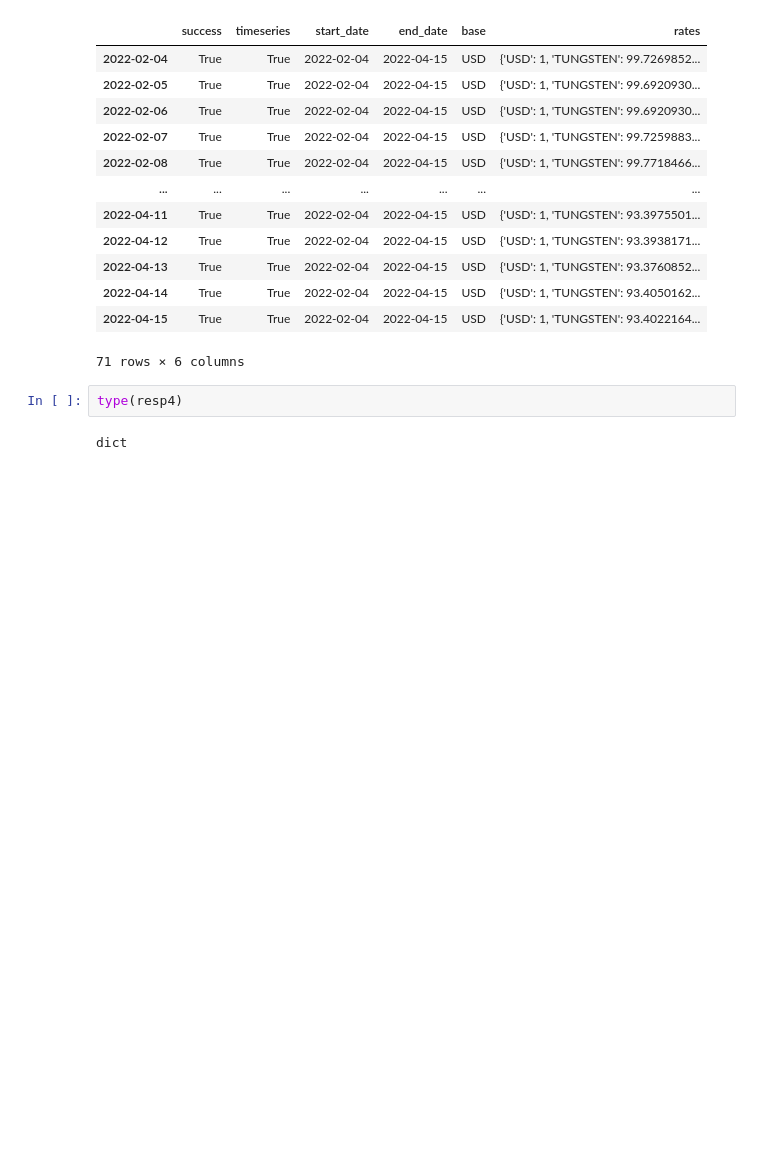
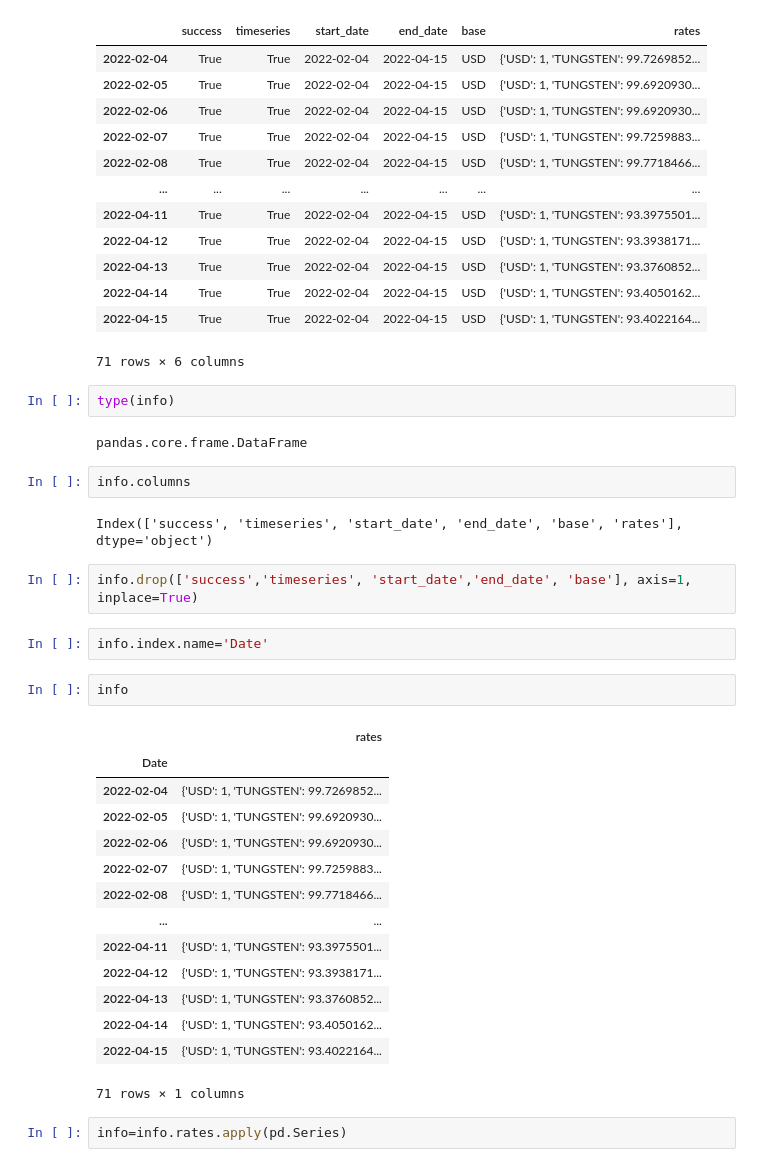
Before and after one commit to DiegoMerello/Final-Project-Ironhack, a Jupyter notebook: API request.ipynb, the cells around one changed output. Saved outputs shown, nothing was run; the diff lists cells and outputs as text; blank space fills up the shorter version.

```diff
--- a/API request.ipynb
+++ b/API request.ipynb
@@ -101,6 +91,33 @@ info
 | 2022-04-15 | True | True | 2022-02-04 | 2022-04-15 | USD | {'USD': 1, 'TUNGSTEN': 93.4022164... |
 71 rows × 6 columns
 # %%
-type(resp4)
+type(info)
 # %% [output]
-dict
+pandas.core.frame.DataFrame
+# %%
+info.columns
+# %% [output]
+Index(['success', 'timeseries', 'start_date', 'end_date', 'base', 'rates'], dtype='object')
+# %%
+info.drop(['success','timeseries', 'start_date','end_date', 'base'], axis=1, inplace=True)
+# %%
+info.index.name='Date'
+# %%
+info
+# %% [output]
+|  | rates |
+| Date |  |
+| 2022-02-04 | {'USD': 1, 'TUNGSTEN': 99.7269852... |
+| 2022-02-05 | {'USD': 1, 'TUNGSTEN': 99.6920930... |
+| 2022-02-06 | {'USD': 1, 'TUNGSTEN': 99.6920930... |
+| 2022-02-07 | {'USD': 1, 'TUNGSTEN': 99.7259883... |
+| 2022-02-08 | {'USD': 1, 'TUNGSTEN': 99.7718466... |
+| ... | ... |
+| 2022-04-11 | {'USD': 1, 'TUNGSTEN': 93.3975501... |
+| 2022-04-12 | {'USD': 1, 'TUNGSTEN': 93.3938171... |
+| 2022-04-13 | {'USD': 1, 'TUNGSTEN': 93.3760852... |
+| 2022-04-14 | {'USD': 1, 'TUNGSTEN': 93.4050162... |
+| 2022-04-15 | {'USD': 1, 'TUNGSTEN': 93.4022164... |
+71 rows × 1 columns
+# %%
+info=info.rates.apply(pd.Series)
```
Also changed, not shown: parts of 20 cells of this notebook.
